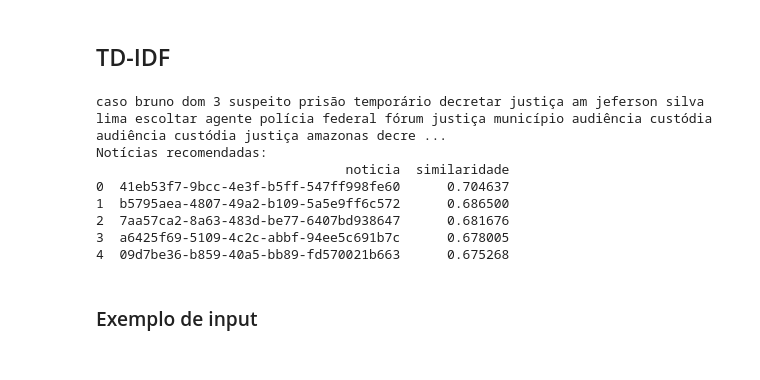
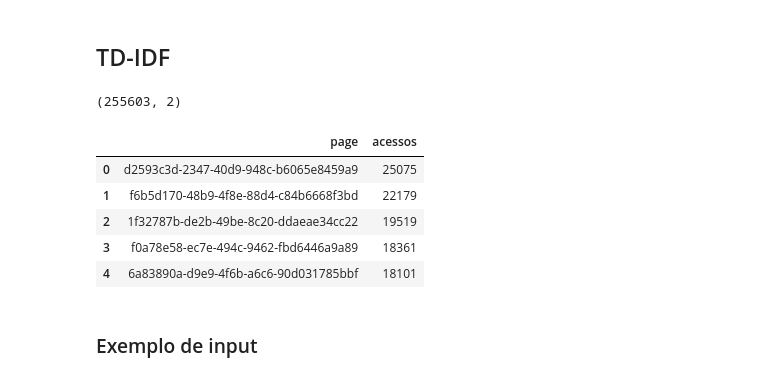
Before and after one commit to LSouzaAndrade/Datathon, a Jupyter notebook: notebook.ipynb, the cells around one changed output. Drawn from its saved outputs; the diff is of its cells as text; code cells hidden in the pictures.

```diff
--- a/notebook.ipynb
+++ b/notebook.ipynb
@@ -517,0 +516,15 @@ itens_df.to_parquet(f'processed_itens/processed_itens.parquet', engine='pyarrow'
+# %%
+acessos_df = logs_df['history'].value_counts().reset_index()
+acessos_df.columns = ['page', 'acessos']
+acessos_df.shape
+# %% [output]
+(255603, 2)
+# %%
+acessos_df.head()
+# %% [output]
+|  | page | acessos |
+| 0 | d2593c3d-2347-40d9-948c-b6065e8459a9 | 25075 |
+| 1 | f6b5d170-48b9-4f8e-88d4-c84b6668f3bd | 22179 |
+| 2 | 1f32787b-de2b-49be-8c20-ddaeae34cc22 | 19519 |
+| 3 | f0a78e58-ec7e-494c-9462-fbd6446a9a89 | 18361 |
+| 4 | 6a83890a-d9e9-4f6b-a6c6-90d031785bbf | 18101 |
@@ -563,20 +605,2 @@ def recomendar_noticias(noticia_input, timestamp_acesso):
-# %%
-x = 0
-noticia = df_noticias['noticia'].iloc[x]
-timestamp = df_noticias['issued'].iloc[x]
-print(noticia)
-recomendacoes = recomendar_noticias(noticia, timestamp)
-
-print("Notícias recomendadas: ")
-print(recomendacoes)
-# %% [output]
-caso bruno dom 3 suspeito prisão temporário decretar justiça am jeferson silva lima escoltar agente polícia federal fórum justiça município audiência custódia audiência custódia justiça amazonas decre ...
-Notícias recomendadas:
-                                noticia  similaridade
-0  41eb53f7-9bcc-4e3f-b5ff-547ff998fe60      0.704637
-1  b5795aea-4807-49a2-b109-5a5e9ff6c572      0.686500
-2  7aa57ca2-8a63-483d-be77-6407bd938647      0.681676
-3  a6425f69-5109-4c2c-abbf-94ee5c691b7c      0.678005
-4  09d7be36-b859-40a5-bb89-fd570021b663      0.675268
 # %% [markdown]
 ### Exemplo de input
```
Also changed, not shown: parts of 13 cells of this notebook.
